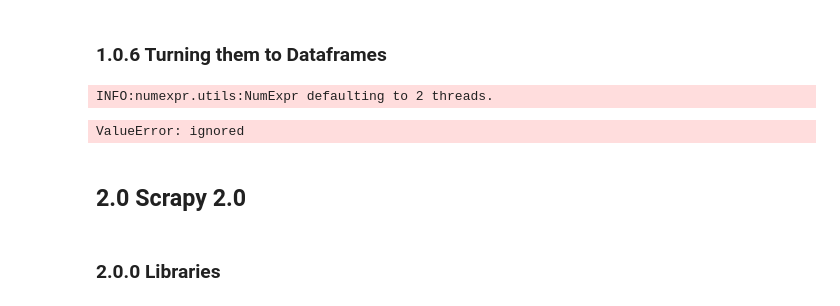
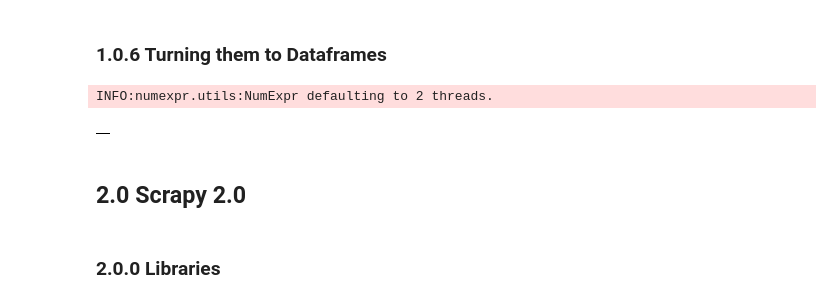
Before and after one commit to rdkdaniel/The-Swahili-Project, a Jupyter notebook: The_Dataset.ipynb, the cells around one changed output. Drawn from its saved outputs; the diff is of its cells as text; code cells hidden in the pictures.

```diff
--- a/The_Dataset.ipynb
+++ b/The_Dataset.ipynb
@@ -159,10 +159,11 @@ import pandas as pd
 # %% [output]
 INFO:numexpr.utils:NumExpr defaulting to 2 threads.
 # %%
-dfjson = pd.read_json('quoteresult.json')
-dfjson
+data= pd.read_json('quoteresult.json', lines=True, orient='records')
-# %% [output]
-ValueError: ignored
+# %%
+data
+# %% [output]
+|  |
 # %% [markdown]
 ## **2.0 Scrapy 2.0**
 # %% [markdown]
```
Also changed, not shown: parts of 5 cells of this notebook.
